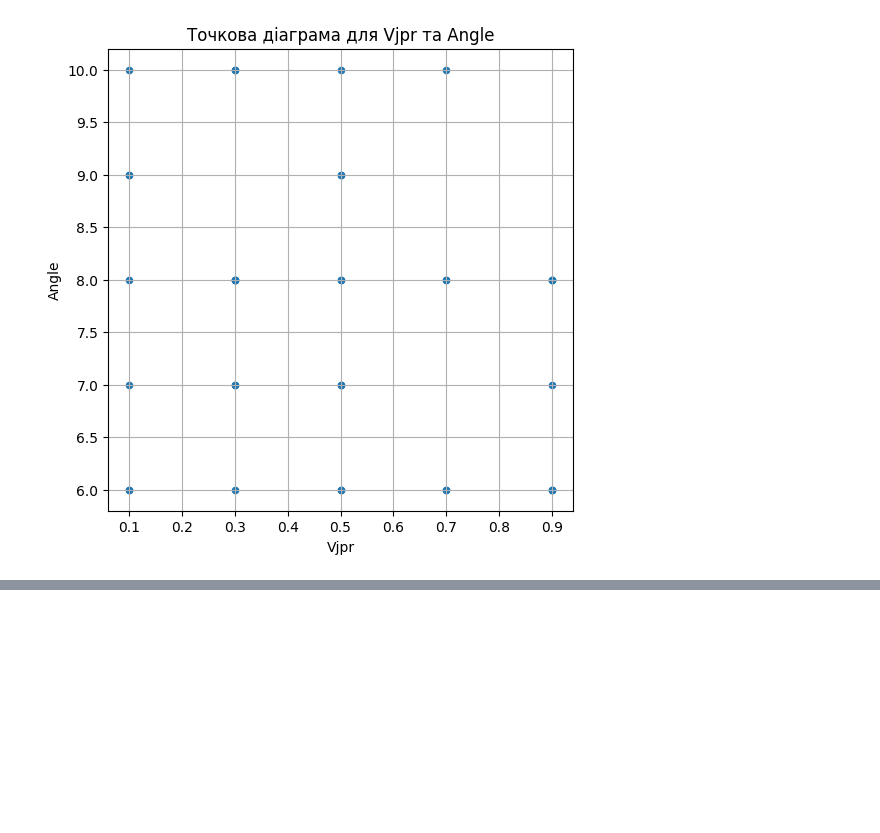
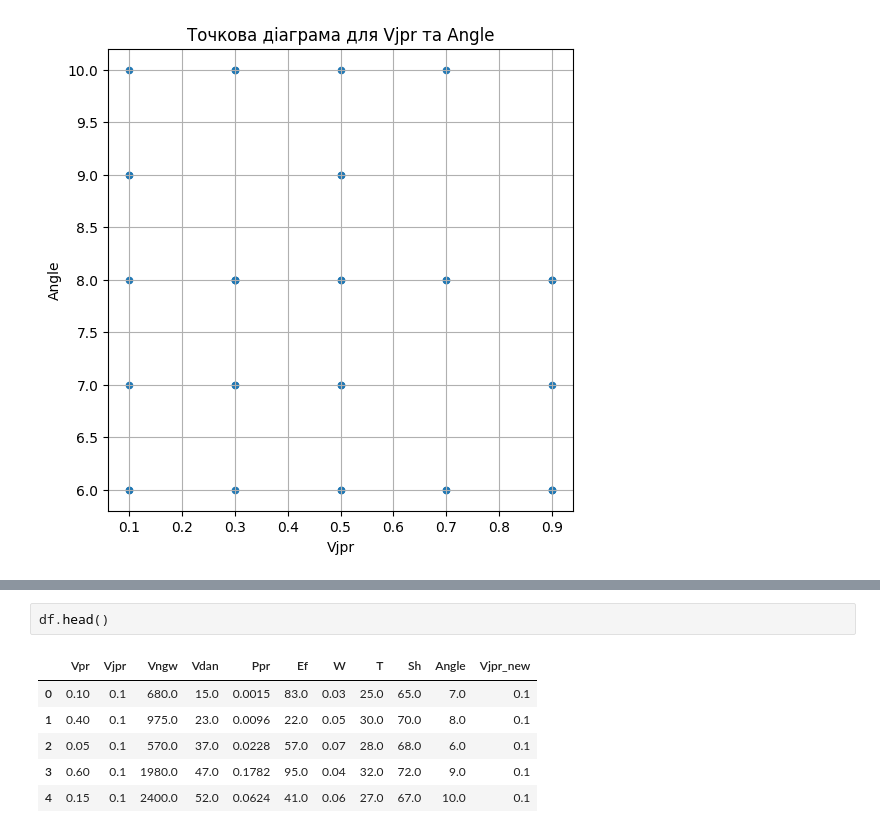
Before and after one commit to IrynaBarnych/AI_EX, a Jupyter notebook: exam/Екзамен.ipynb, the cells around one changed output, grey strips where cells are left out. Saved outputs shown, nothing was run; the diff lists cells and outputs as text; blank space fills up the shorter version.

```diff
--- a/exam/Екзамен.ipynb
+++ b/exam/Екзамен.ipynb
@@ -361,0 +371,9 @@ for feature in numerical_features:
+# %%
+df.head()
+# %% [output]
+|  | Vpr | Vjpr | Vngw | Vdan | Ppr | Ef | W | T | Sh | Angle | Vjpr_new |
+| 0 | 0.10 | 0.1 | 680.0 | 15.0 | 0.0015 | 83.0 | 0.03 | 25.0 | 65.0 | 7.0 | 0.1 |
+| 1 | 0.40 | 0.1 | 975.0 | 23.0 | 0.0096 | 22.0 | 0.05 | 30.0 | 70.0 | 8.0 | 0.1 |
+| 2 | 0.05 | 0.1 | 570.0 | 37.0 | 0.0228 | 57.0 | 0.07 | 28.0 | 68.0 | 6.0 | 0.1 |
+| 3 | 0.60 | 0.1 | 1980.0 | 47.0 | 0.1782 | 95.0 | 0.04 | 32.0 | 72.0 | 9.0 | 0.1 |
+| 4 | 0.15 | 0.1 | 2400.0 | 52.0 | 0.0624 | 41.0 | 0.06 | 27.0 | 67.0 | 10.0 | 0.1 |
```
Also changed, not shown: parts of 15 cells of this notebook.
